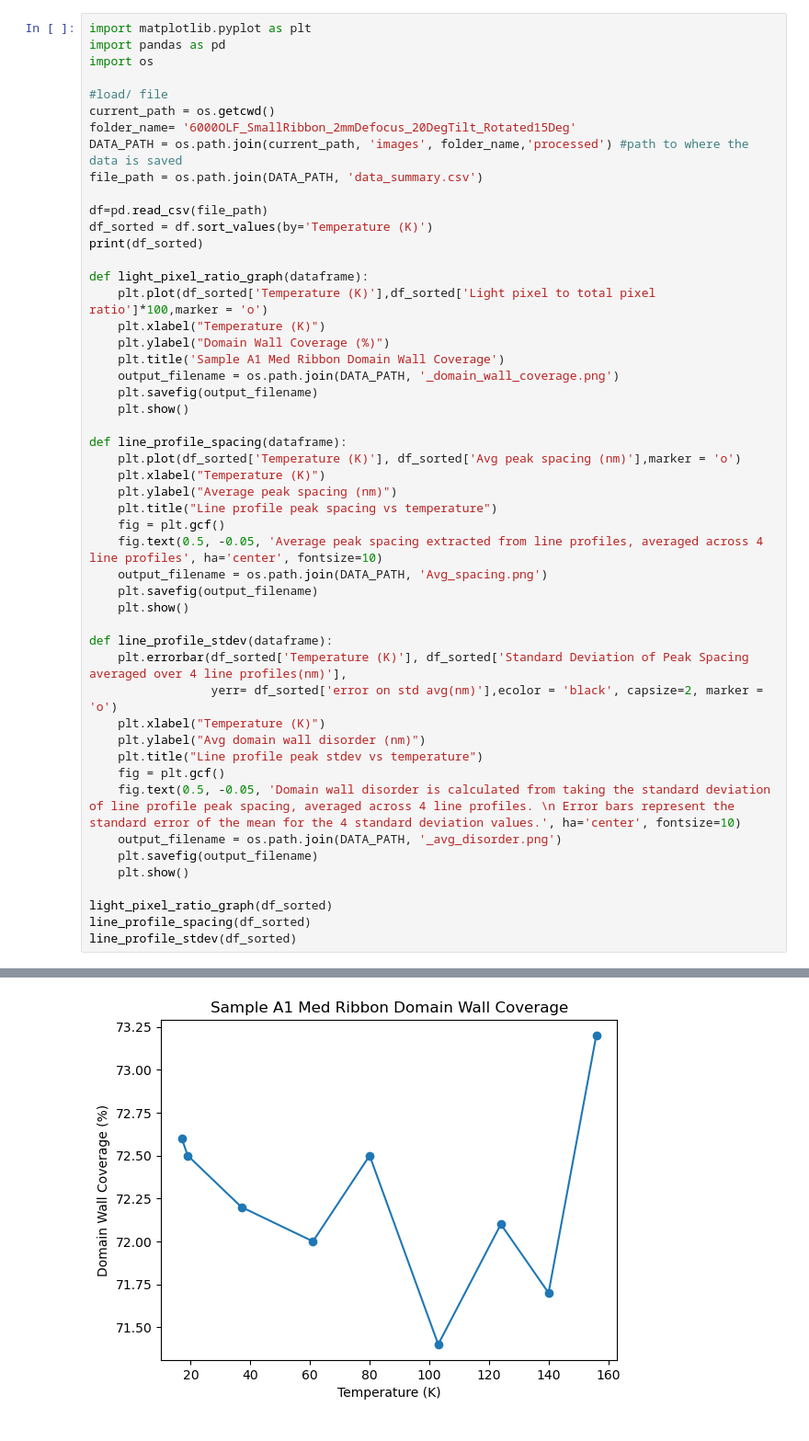
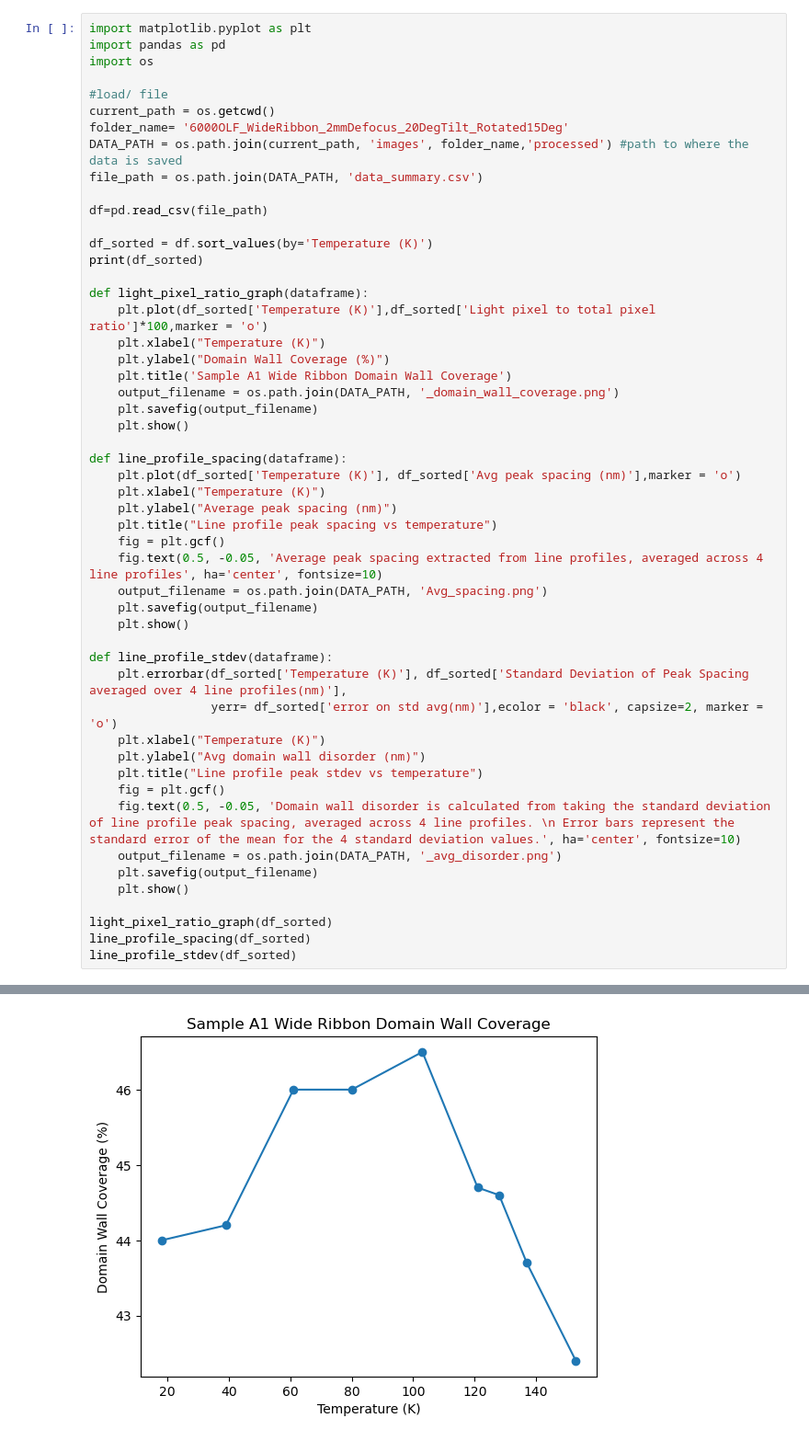
Before and after one commit to cmorral/FGTanalysis, a Jupyter notebook: plot_light_ratios.ipynb, the cells around one changed output, grey strips where cells are left out. Shown: that part at 92% size. Drawn from its saved outputs; the diff is of its cells as text.

Commit message:
wide ribbon params?
data issue with the light shadows in some images and not in others

```diff
--- a/plot_light_ratios.ipynb
+++ b/plot_light_ratios.ipynb
@@ -5,11 +5,12 @@ import os
 
 #load/ file
 current_path = os.getcwd()
-folder_name= '6000OLF_SmallRibbon_2mmDefocus_20DegTilt_Rotated15Deg'
+folder_name= '6000OLF_WideRibbon_2mmDefocus_20DegTilt_Rotated15Deg'
 DATA_PATH = os.path.join(current_path, 'images', folder_name,'processed') #path to where the data is saved
 file_path = os.path.join(DATA_PATH, 'data_summary.csv')
 
 df=pd.read_csv(file_path)
+
 df_sorted = df.sort_values(by='Temperature (K)')
 print(df_sorted)
 
@@ -17,7 +18,7 @@ def light_pixel_ratio_graph(dataframe):
     plt.plot(df_sorted['Temperature (K)'],df_sorted['Light pixel to total pixel ratio']*100,marker = 'o')
     plt.xlabel("Temperature (K)")
     plt.ylabel("Domain Wall Coverage (%)")
-    plt.title('Sample A1 Med Ribbon Domain Wall Coverage')
+    plt.title('Sample A1 Wide Ribbon Domain Wall Coverage')
     output_filename = os.path.join(DATA_PATH, '_domain_wall_coverage.png')
     plt.savefig(output_filename)
     plt.show()
@@ -69 +70 @@ line_profile_stdev(df_sorted)
-[figure, old version]
+[figure, new version]
```
Also changed, not shown: parts of 1 cell of this notebook, 31 other files.
